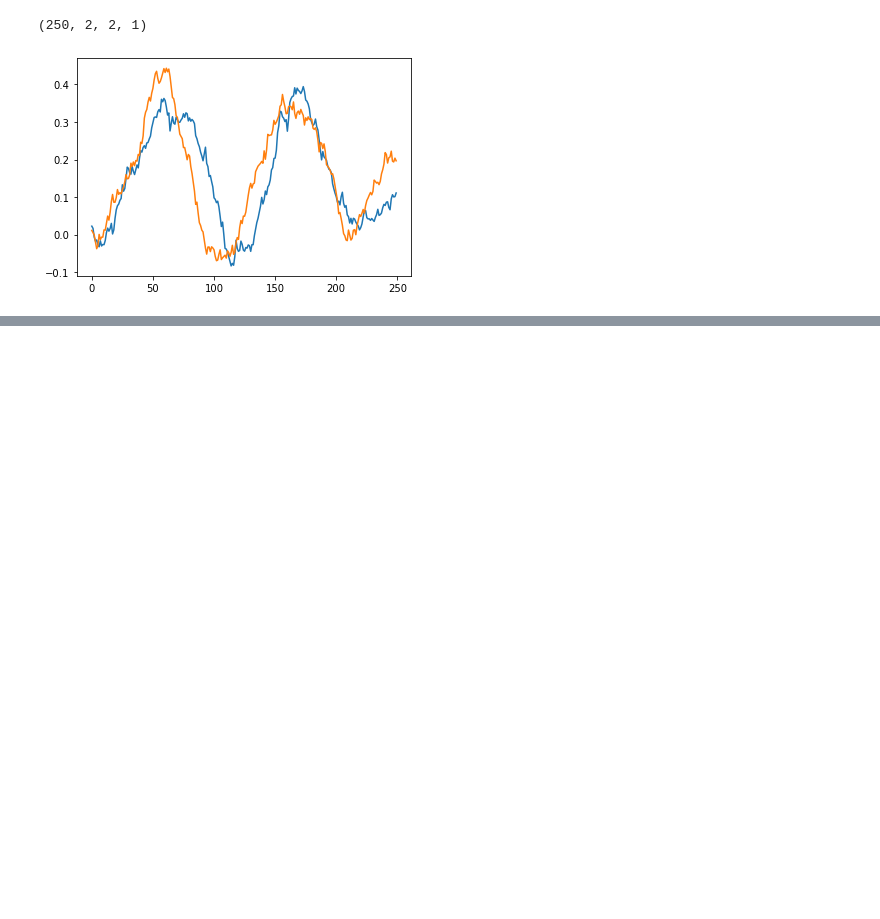
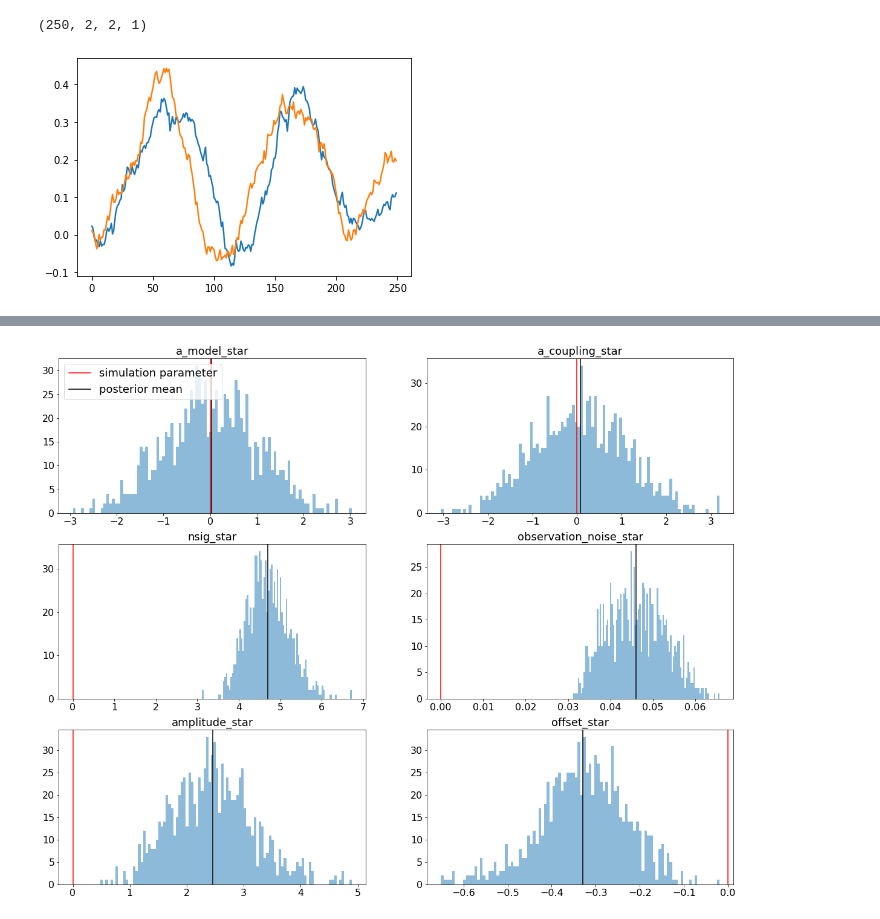
Before and after one commit to the-virtual-brain/tvb-inversion, a Jupyter notebook: notebooks/04_pymc3_inference_uninformative_builders.ipynb, the cells around one changed output, grey strips where cells are left out. Cells and saved outputs as stored; diff of their text form; code cells hidden in the pictures; blank space fills up the shorter version.

```diff
--- a/notebooks/04_pymc3_inference_uninformative_builders.ipynb
+++ b/notebooks/04_pymc3_inference_uninformative_builders.ipynb
@@ -159 +170,13 @@ pymc_estimator.plot_posterior_samples(init_params)
+# %%
+init_params = {
+    "a_model_star": 0.0,
+    "a_coupling_star": 0.0,
+    "nsig_star": 0.0,
+    "observation_noise_star": 0.0,
+    "amplitude_star": 0.0,
+    "offset_star": 0.0
+}
+plot_posterior_samples(pymc_estimator.inference_data,  init_params)
+# %% [output]
+[figure, added]
 # %%
```
Also changed, not shown: parts of 11 cells of this notebook, 2 other files.
